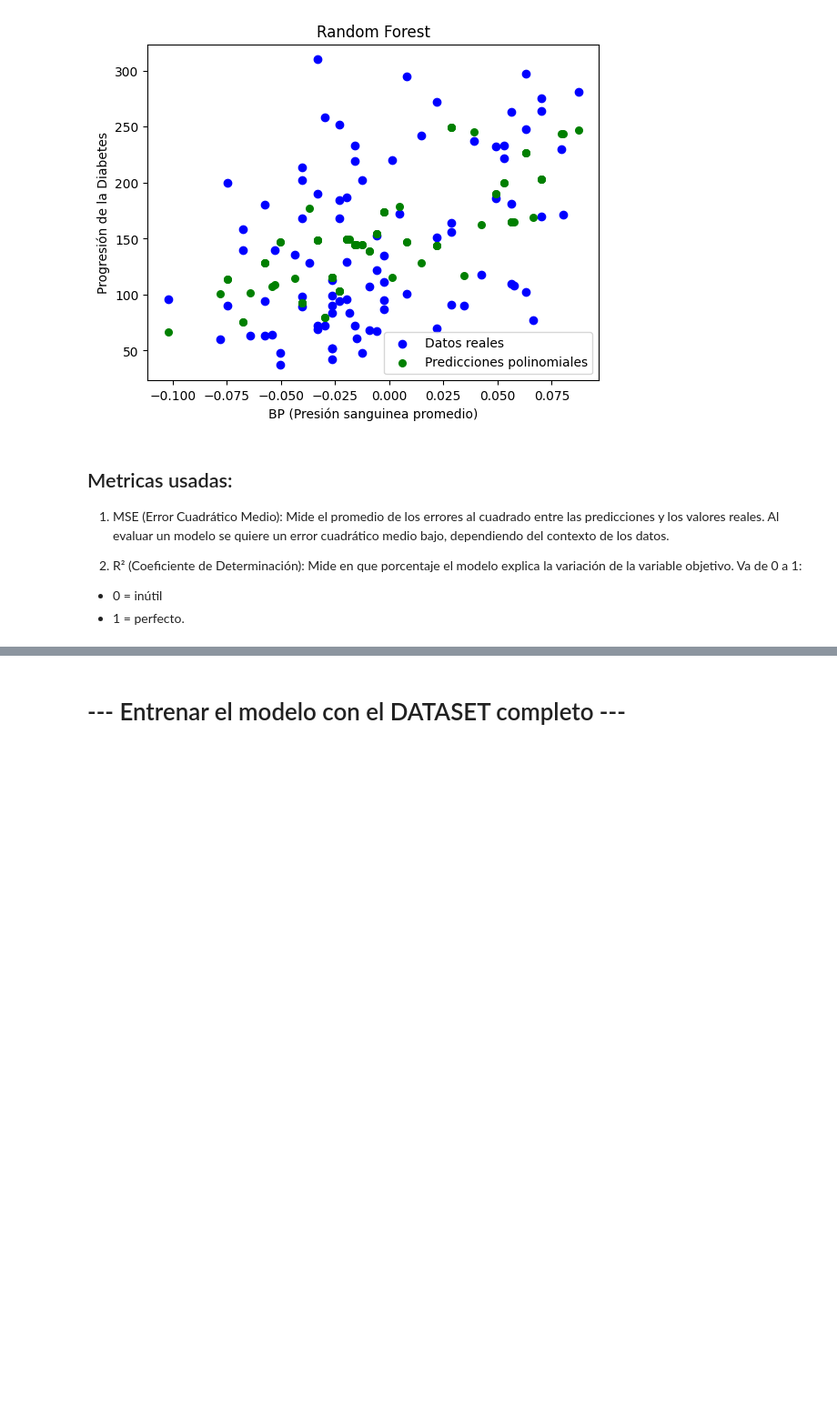
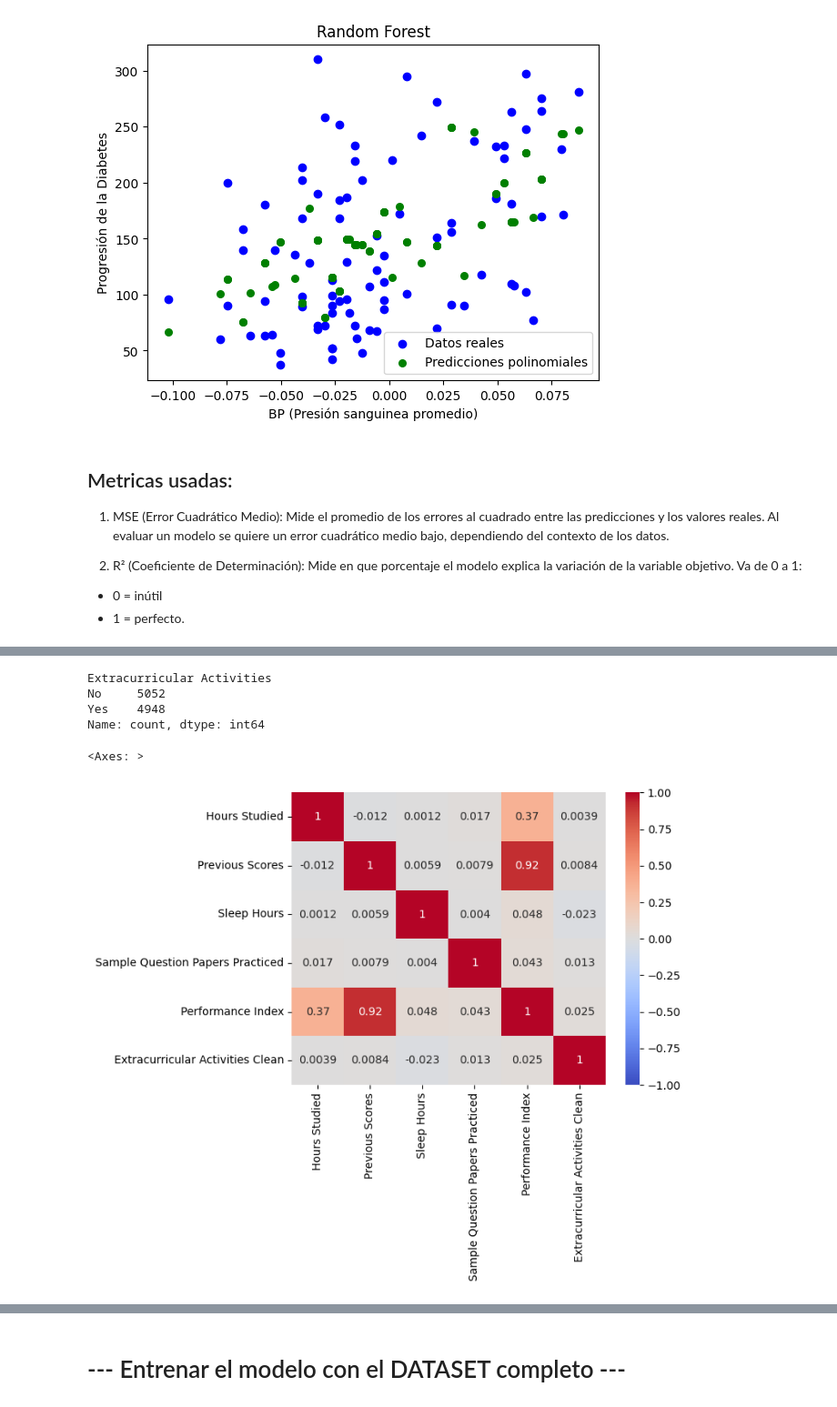
Before and after one commit to cdsaineac/Bootcamp-DS-202604, a Jupyter notebook: Clase 17 - Aprendizaje Supervisado Regresion/Aprendizaje_supervisado_Regresión.ipynb, the cells around one changed output, grey strips where cells are left out. Shown at 91% size. Cells and saved outputs as stored; diff of their text form; code cells hidden in the pictures; blank space fills up the shorter version.

```diff
--- a/Clase 17 - Aprendizaje Supervisado Regresion/Aprendizaje_supervisado_Regresión.ipynb
+++ b/Clase 17 - Aprendizaje Supervisado Regresion/Aprendizaje_supervisado_Regresión.ipynb
@@ -337,0 +363,5 @@ Mide en que porcentaje el modelo explica la variación de la variable objetivo.
+# %%
+### 1. Leer conjunto de datos
+import pandas as pd
+datos = pd.read_csv("Student_Performance.csv")
+datos.head()
@@ -337,0 +403,15 @@ Mide en que porcentaje el modelo explica la variación de la variable objetivo.
+# %%
+datos['Extracurricular Activities'].value_counts()
+# %% [output]
+Extracurricular Activities
+No     5052
+Yes    4948
+Name: count, dtype: int64
+# %%
+datos.drop('Extracurricular Activities', axis=1).corr()
+## Mapa de calor de correlaciones
+import seaborn as sns
+sns.heatmap(datos.drop('Extracurricular Activities', axis=1).corr(), annot=True, cmap='coolwarm', vmin=-1, vmax=1)
+# %% [output]
+<Axes: >
+[figure, added]
```
Also changed, not shown: parts of 24 cells of this notebook, 1 other file.
